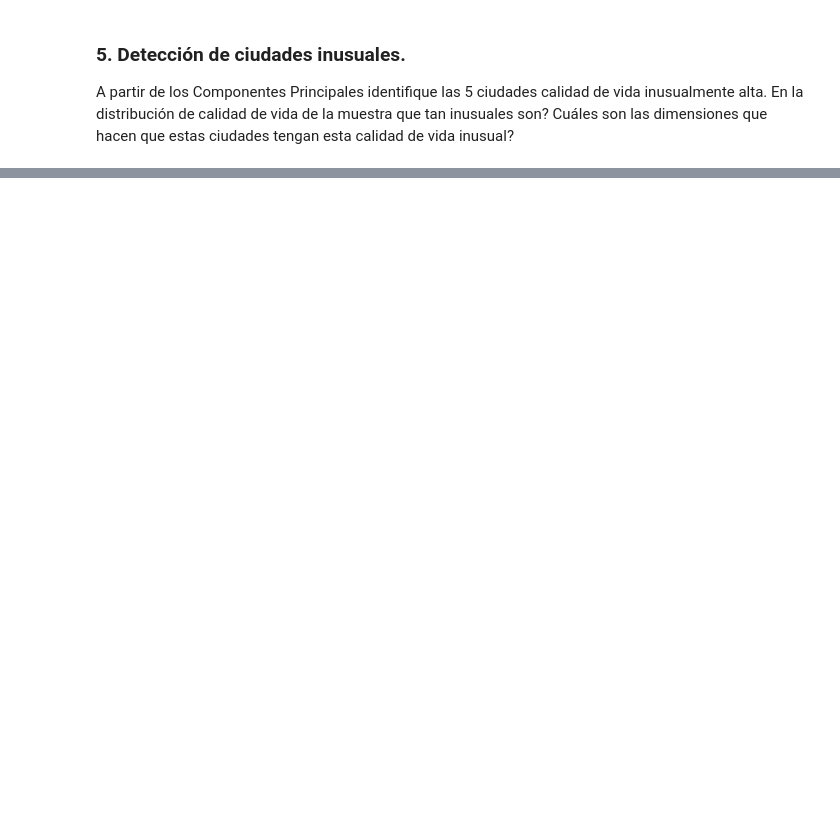
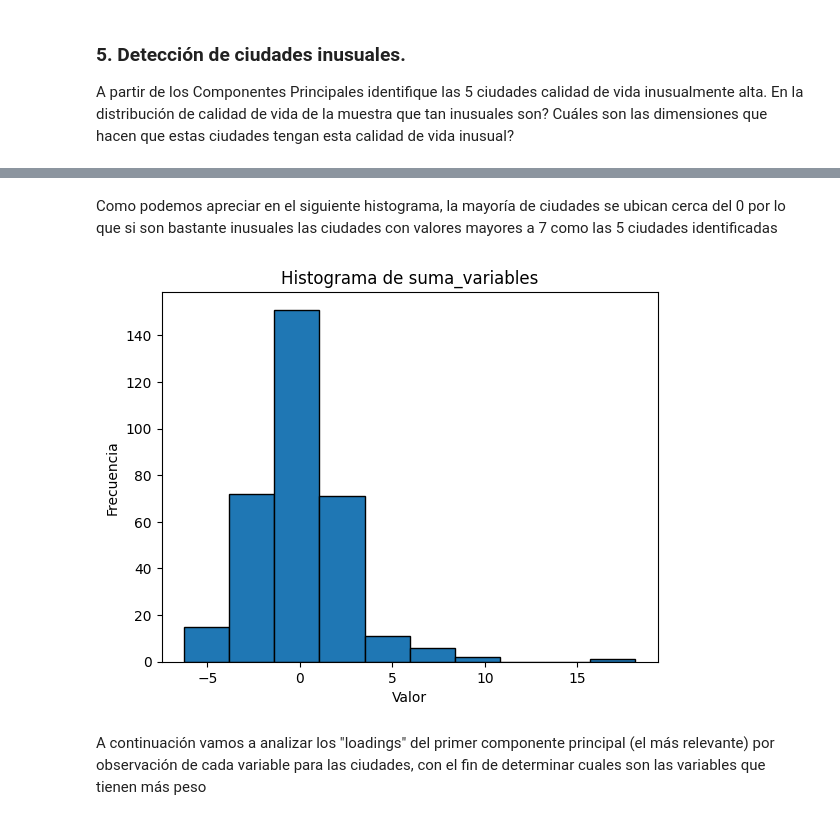
Before and after one commit to sebastian23escobar/Aprendizaje_no_supervisado, a Jupyter notebook: Taller1/S1_LC_Taller_PCA.ipynb, the cells around one changed output, grey strips where cells are left out. Drawn from its saved outputs; the diff is of its cells as text; code cells hidden in the pictures; blank space fills up the shorter version.

```diff
--- a/Taller1/S1_LC_Taller_PCA.ipynb
+++ b/Taller1/S1_LC_Taller_PCA.ipynb
@@ -277,0 +330,4 @@ A partir de los Componentes Principales identifique las 5 ciudades calidad de vi
+# %%
+f['suma_componentes'] = f['CP1'] + f['CP2'] + f['CP3'] + f['CP4']
+f_sorted = f.sort_values(by='suma_componentes', ascending=False)
+f_sorted['suma_componentes']
@@ -277,0 +348,13 @@ A partir de los Componentes Principales identifique las 5 ciudades calidad de vi
+# %% [markdown]
+Como podemos apreciar en el siguiente histograma, la mayoría de ciudades se ubican cerca del 0 por lo que si son bastante inusuales las ciudades con valores mayores a 7 como las 5 ciudades identificadas
+# %%
+# Crear un histograma de la nueva variable
+plt.hist(f_sorted['suma_componentes'], bins=10, edgecolor='black')
+plt.title('Histograma de suma_variables')
+plt.xlabel('Valor')
+plt.ylabel('Frecuencia')
+plt.show()
+# %% [output]
+[figure, added]
+# %% [markdown]
+A continuación vamos a analizar los "loadings" del primer componente principal (el más relevante) por observación de cada variable para las ciudades, con el fin de determinar cuales son las variables que tienen más peso
```
Also changed, not shown: parts of 12 cells of this notebook.
